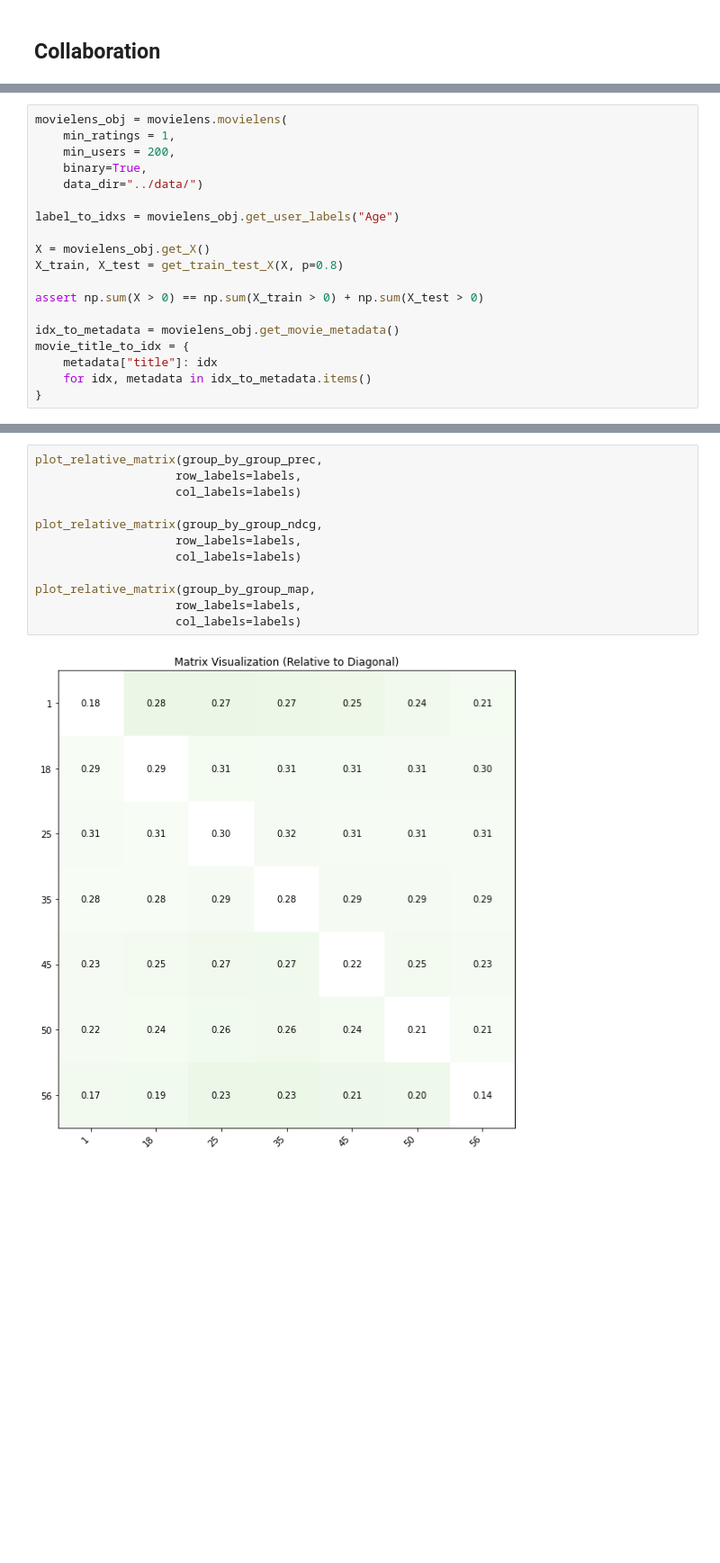
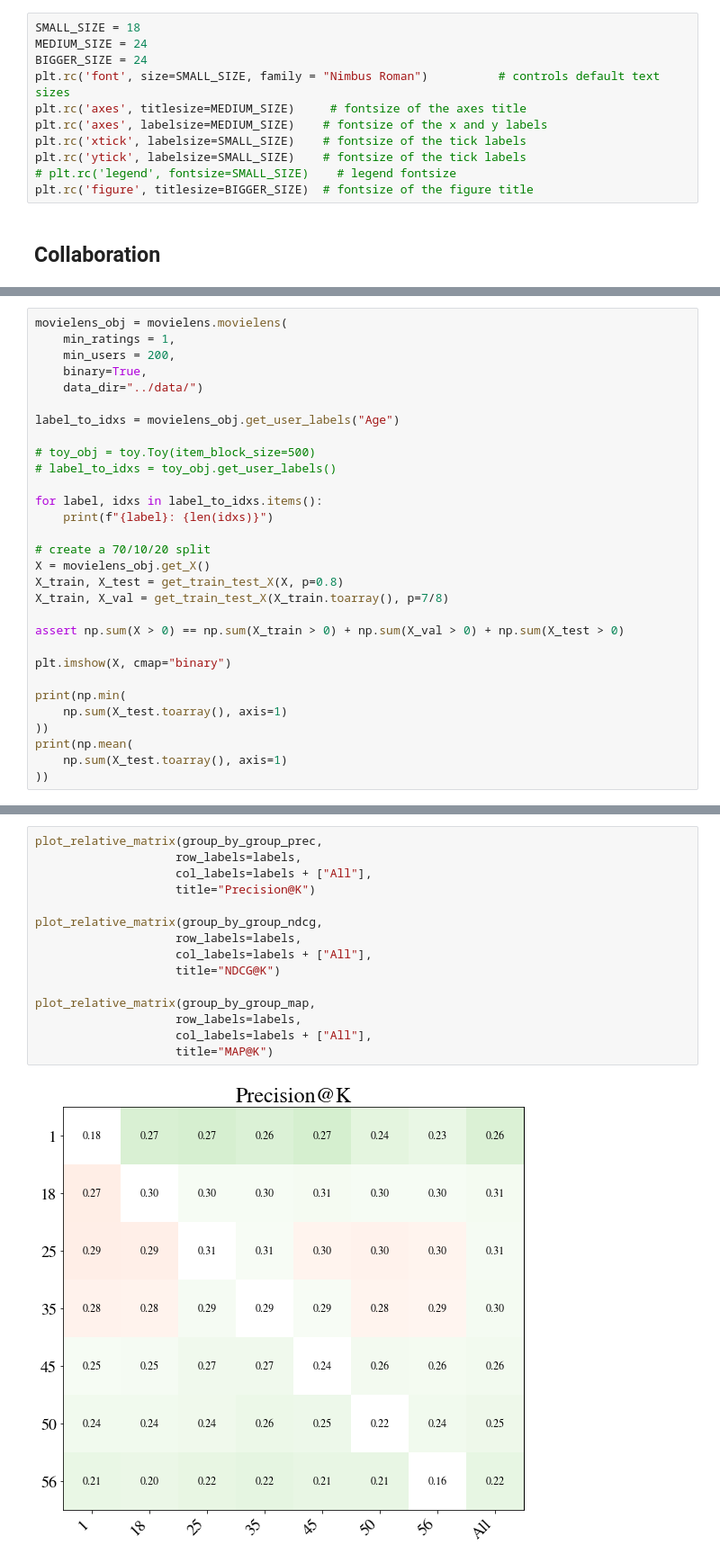
Before and after one commit to dliu18/moe-cf, a Jupyter notebook: notebooks/Matrix Factorization.ipynb, the cells around one changed output, grey strips where cells are left out. Shown at 90% size. Saved outputs shown, nothing was run; the diff lists cells and outputs as text; blank space fills up the shorter version.

```diff
--- a/notebooks/Matrix Factorization.ipynb
+++ b/notebooks/Matrix Factorization.ipynb
@@ -15,3 +18,14 @@ from loaders import movielens
+# %%
+SMALL_SIZE = 18
+MEDIUM_SIZE = 24
+BIGGER_SIZE = 24
+plt.rc('font', size=SMALL_SIZE, family = "Nimbus Roman")          # controls default text sizes
+plt.rc('axes', titlesize=MEDIUM_SIZE)     # fontsize of the axes title
+plt.rc('axes', labelsize=MEDIUM_SIZE)    # fontsize of the x and y labels
+plt.rc('xtick', labelsize=SMALL_SIZE)    # fontsize of the tick labels
+plt.rc('ytick', labelsize=SMALL_SIZE)    # fontsize of the tick labels
+# plt.rc('legend', fontsize=SMALL_SIZE)    # legend fontsize
+plt.rc('figure', titlesize=BIGGER_SIZE)  # fontsize of the figure title
 # %% [markdown]
 ## Collaboration
 # %%
@@ -141,16 +179,27 @@ movielens_obj = movielens.movielens(
 
 label_to_idxs = movielens_obj.get_user_labels("Age")
 
+# toy_obj = toy.Toy(item_block_size=500)
+# label_to_idxs = toy_obj.get_user_labels()
+
+for label, idxs in label_to_idxs.items():
+    print(f"{label}: {len(idxs)}")
+
+# create a 70/10/20 split
 X = movielens_obj.get_X()
 X_train, X_test = get_train_test_X(X, p=0.8)
+X_train, X_val = get_train_test_X(X_train.toarray(), p=7/8)
 
-assert np.sum(X > 0) == np.sum(X_train > 0) + np.sum(X_test > 0)
+assert np.sum(X > 0) == np.sum(X_train > 0) + np.sum(X_val > 0) + np.sum(X_test > 0)
 
-idx_to_metadata = movielens_obj.get_movie_metadata()
-movie_title_to_idx = {
-    metadata["title"]: idx
-    for idx, metadata in idx_to_metadata.items()
-}
+plt.imshow(X, cmap="binary")
+
+print(np.min(
+    np.sum(X_test.toarray(), axis=1)
+))
+print(np.mean(
+    np.sum(X_test.toarray(), axis=1)
+))
 # %% [output]
 Shape before filtering:  (6040, 3706)
 Shape after filtering:  (6040, 1426)
@@ -231,14 +381,17 @@ for i, label_i in enumerate(labels):
 # %%
 plot_relative_matrix(group_by_group_prec,
                     row_labels=labels,
-                    col_labels=labels)
+                    col_labels=labels + ["All"],
+                    title="Precision@K")
 
 plot_relative_matrix(group_by_group_ndcg,
                     row_labels=labels,
-                    col_labels=labels)
+                    col_labels=labels + ["All"],
+                    title="NDCG@K")
 
 plot_relative_matrix(group_by_group_map,
                     row_labels=labels,
-                    col_labels=labels)
+                    col_labels=labels + ["All"],
+                    title="MAP@K")
 # %% [output]
-[figure, old version]
+[figure, new version]
```
Also changed, not shown: parts of 12 cells of this notebook, 4 other files.
